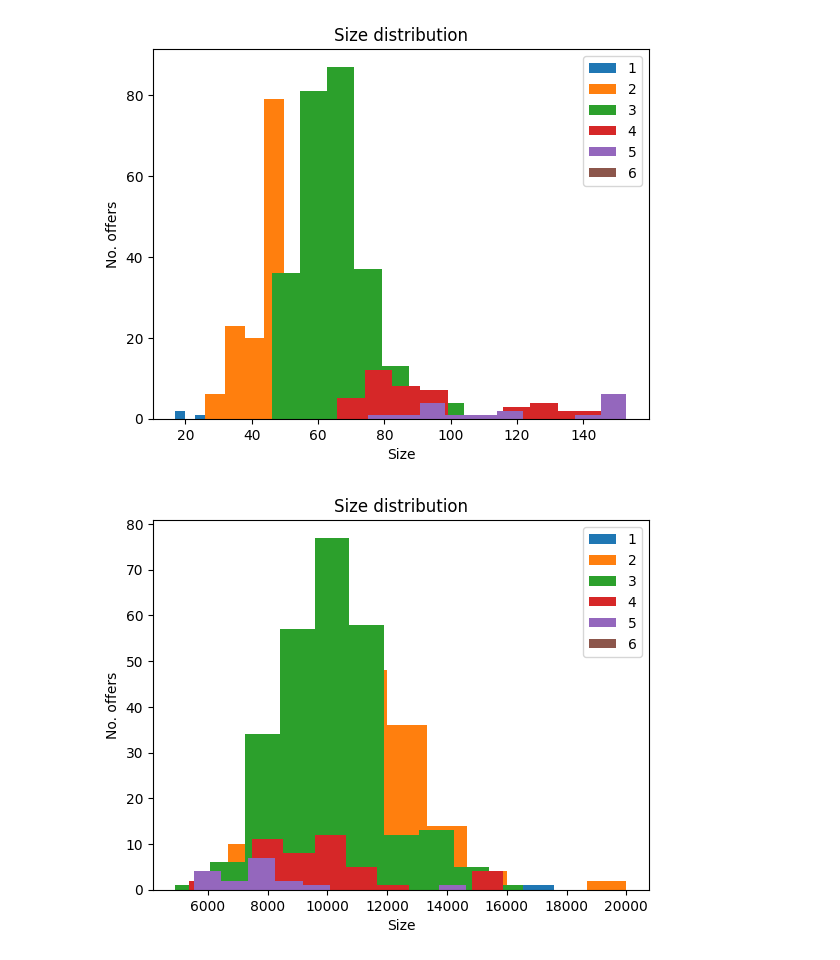
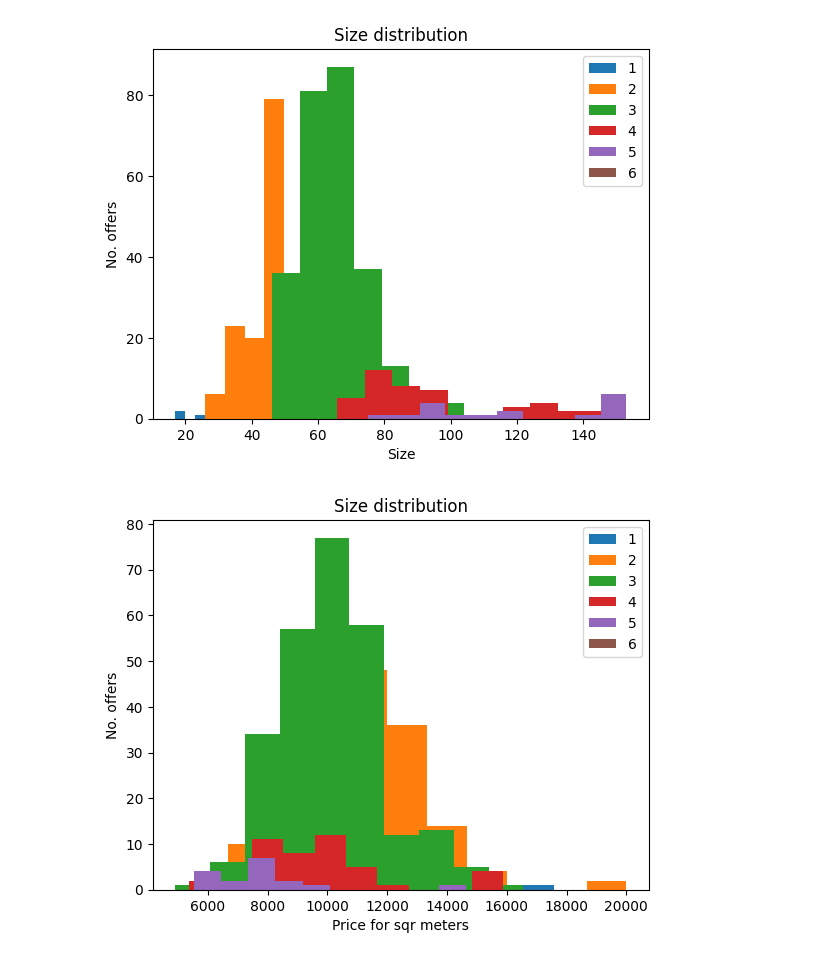
Before and after one commit to R3gx-00/SWSFHP, a Jupyter notebook: data_analisys.ipynb, the cells around one changed output. Cells and saved outputs as stored; diff of their text form; code cells hidden in the pictures.

```diff
--- a/data_analisys.ipynb
+++ b/data_analisys.ipynb
@@ -206,21 +206,21 @@ plt.show()
 # %%
 one_df = df[df["ROOMS"]==1]["PRICE"]/df[df["ROOMS"]==1]["SIZE"]
 two_df = df[df["ROOMS"]==2]["PRICE"]/df[df["ROOMS"]==2]["SIZE"]
 three_df = df[df["ROOMS"]==3]["PRICE"]/df[df["ROOMS"]==3]["SIZE"]
 four_df = df[df["ROOMS"]==4]["PRICE"]/df[df["ROOMS"]==4]["SIZE"]
 five_df = df[df["ROOMS"]==5]["PRICE"]/df[df["ROOMS"]==5]["SIZE"]
 six_df = df[df["ROOMS"]==6]["PRICE"]/df[df["ROOMS"]==6]["SIZE"]
 
 plt.hist(one_df,bins = 10, label="1")
 plt.hist(two_df,bins = 10, label="2")
 plt.hist(three_df,bins = 10, label="3")
 plt.hist(four_df,bins = 10, label="4")
 plt.hist(five_df,bins = 10, label="5")
 plt.hist(six_df,bins = 10, label="6")
 plt.title("Size distribution")
-plt.xlabel("Size")
+plt.xlabel("Price for sqr meters")
 plt.ylabel("No. offers")
 plt.legend()
 plt.show()
 # %% [output]
-[figure, old version]
+[figure, new version]
```
Also changed, not shown: 3 other files.
